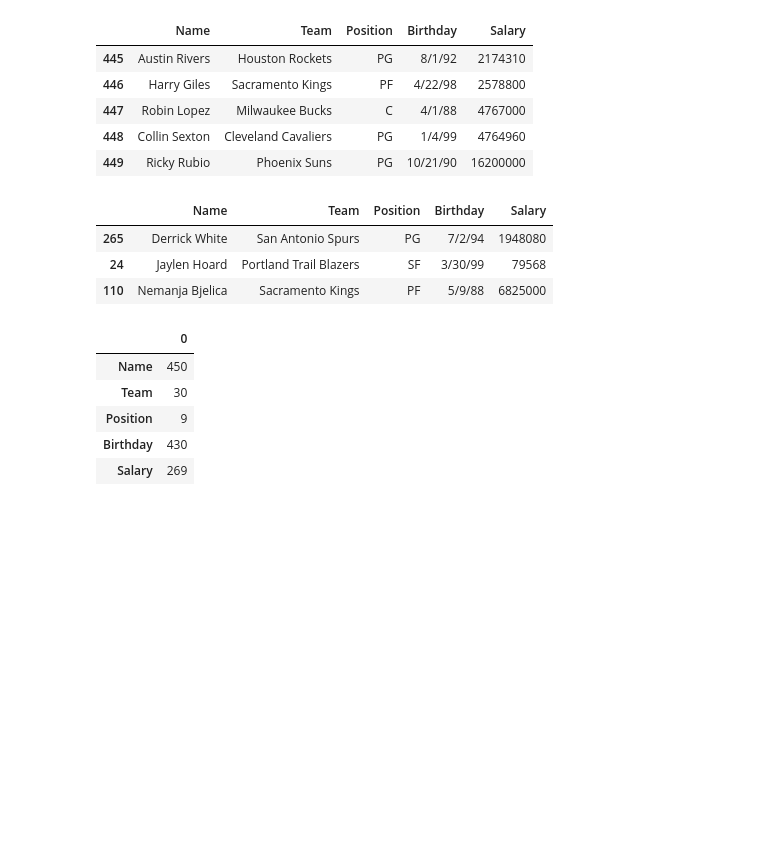
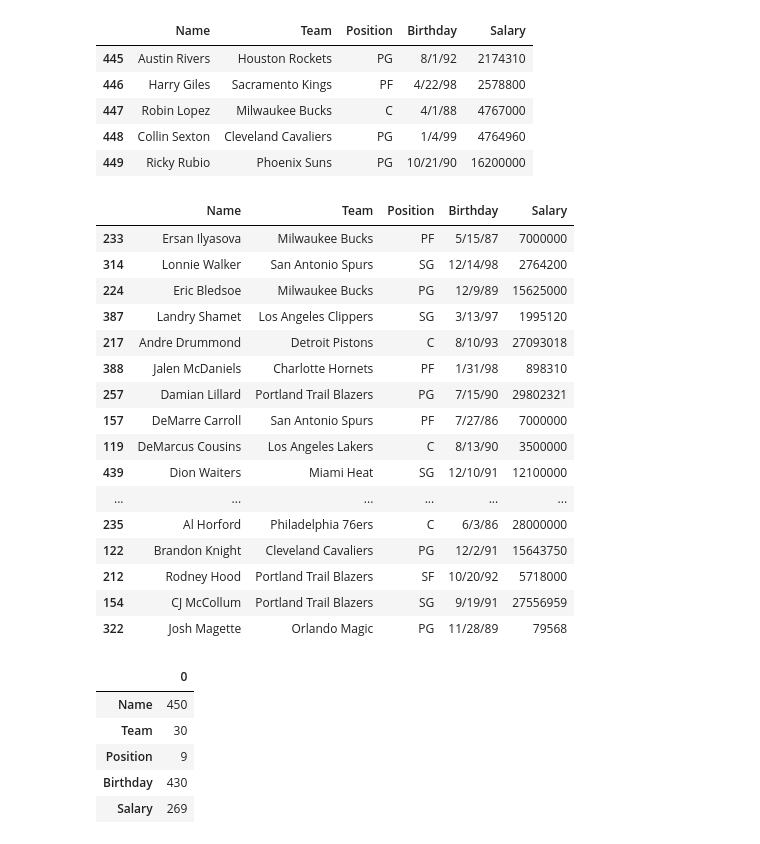
Before and after one commit to JBS-UAE/AAI614_Fattoum, a Jupyter notebook: Week 2/Notebook2.1.ipynb, the cells around one changed output. Drawn from its saved outputs; the diff is of its cells as text; code cells hidden in the pictures; blank space fills up the shorter version.

```diff
--- a/Week 2/Notebook2.1.ipynb
+++ b/Week 2/Notebook2.1.ipynb
@@ -125,12 +132,25 @@ nba.tail()
 | 448 | Collin Sexton | Cleveland Cavaliers | PG | 1/4/99 | 4764960 |
 | 449 | Ricky Rubio | Phoenix Suns | PG | 10/21/90 | 16200000 |
 # %%
-nba.sample(3)
+nba.sample(20)
 # %% [output]
 |  | Name | Team | Position | Birthday | Salary |
-| 265 | Derrick White | San Antonio Spurs | PG | 7/2/94 | 1948080 |
-| 24 | Jaylen Hoard | Portland Trail Blazers | SF | 3/30/99 | 79568 |
-| 110 | Nemanja Bjelica | Sacramento Kings | PF | 5/9/88 | 6825000 |
+| 233 | Ersan Ilyasova | Milwaukee Bucks | PF | 5/15/87 | 7000000 |
+| 314 | Lonnie Walker | San Antonio Spurs | SG | 12/14/98 | 2764200 |
+| 224 | Eric Bledsoe | Milwaukee Bucks | PG | 12/9/89 | 15625000 |
+| 387 | Landry Shamet | Los Angeles Clippers | SG | 3/13/97 | 1995120 |
+| 217 | Andre Drummond | Detroit Pistons | C | 8/10/93 | 27093018 |
+| 388 | Jalen McDaniels | Charlotte Hornets | PF | 1/31/98 | 898310 |
+| 257 | Damian Lillard | Portland Trail Blazers | PG | 7/15/90 | 29802321 |
+| 157 | DeMarre Carroll | San Antonio Spurs | PF | 7/27/86 | 7000000 |
+| 119 | DeMarcus Cousins | Los Angeles Lakers | C | 8/13/90 | 3500000 |
+| 439 | Dion Waiters | Miami Heat | SG | 12/10/91 | 12100000 |
+| ... | ... | ... | ... | ... | ... |
+| 235 | Al Horford | Philadelphia 76ers | C | 6/3/86 | 28000000 |
+| 122 | Brandon Knight | Cleveland Cavaliers | PG | 12/2/91 | 15643750 |
+| 212 | Rodney Hood | Portland Trail Blazers | SF | 10/20/92 | 5718000 |
+| 154 | CJ McCollum | Portland Trail Blazers | SG | 9/19/91 | 27556959 |
+| 322 | Josh Magette | Orlando Magic | PG | 11/28/89 | 79568 |
 # %%
 nba.nunique()
 # %% [output]
```
Also changed, not shown: parts of 13 cells of this notebook.
